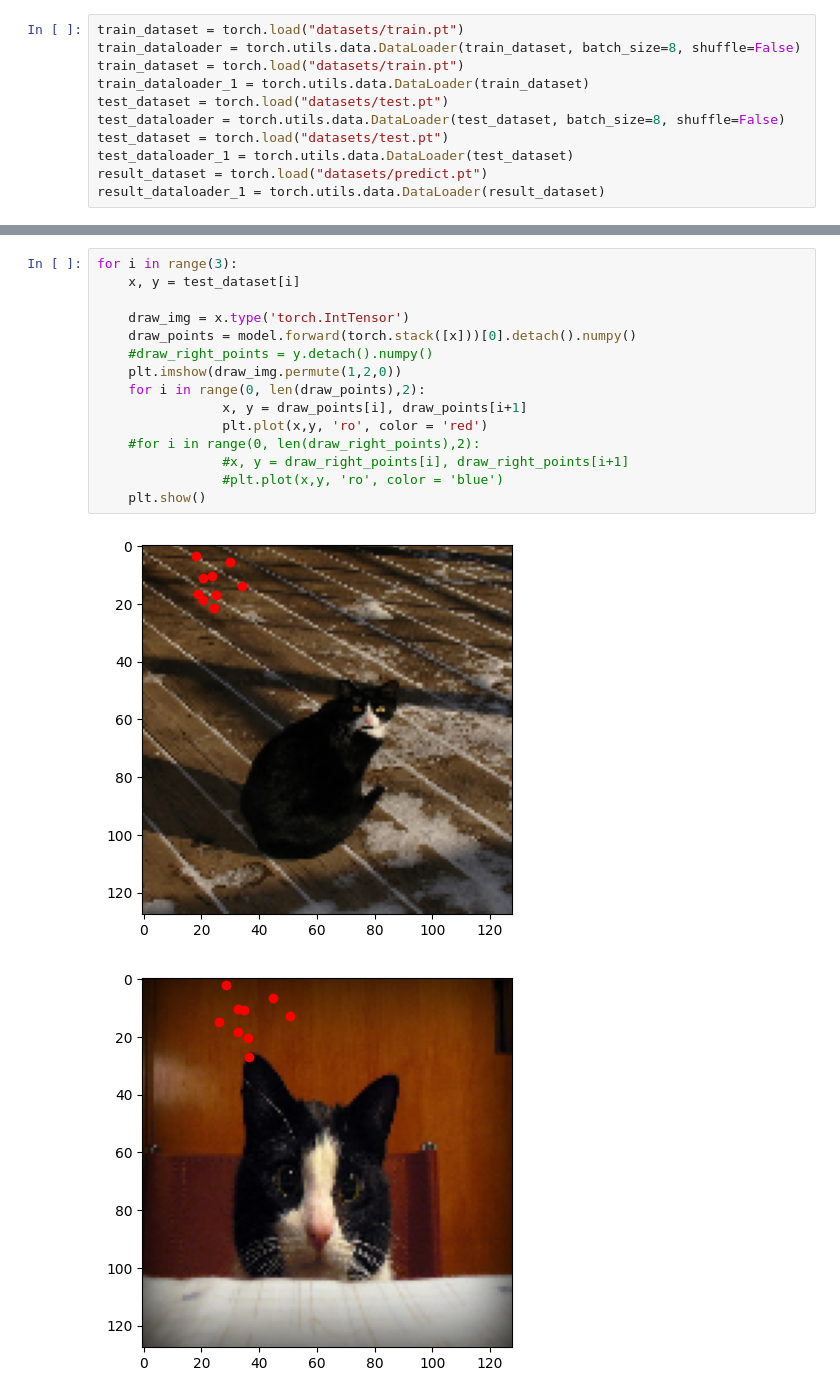
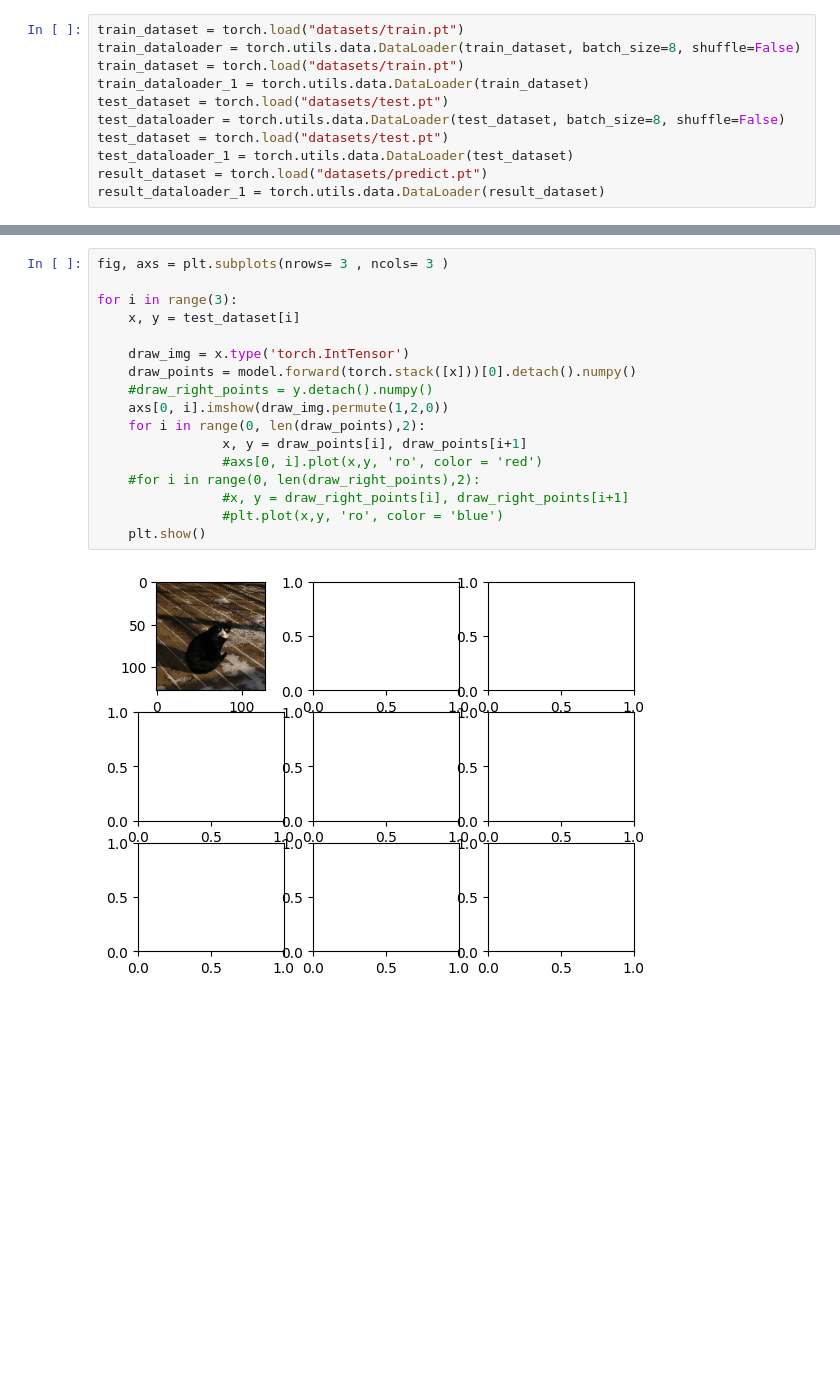
Before and after one commit to firefiruses/CatKaggle, a Jupyter notebook: main.ipynb, the cells around one changed output, grey strips where cells are left out. Saved outputs shown, nothing was run; the diff lists cells and outputs as text; blank space fills up the shorter version.

```diff
--- a/main.ipynb
+++ b/main.ipynb
@@ -80,18 +83,19 @@ MAE on test data : 24.748863369173858
 # %%
+fig, axs = plt.subplots(nrows= 3 , ncols= 3 )
+
 for i in range(3):
     x, y = test_dataset[i]
 
     draw_img = x.type('torch.IntTensor')
     draw_points = model.forward(torch.stack([x]))[0].detach().numpy()
     #draw_right_points = y.detach().numpy()
-    plt.imshow(draw_img.permute(1,2,0))
+    axs[0, i].imshow(draw_img.permute(1,2,0))
     for i in range(0, len(draw_points),2):
                 x, y = draw_points[i], draw_points[i+1]
-                plt.plot(x,y, 'ro', color = 'red')
+                #axs[0, i].plot(x,y, 'ro', color = 'red')
     #for i in range(0, len(draw_right_points),2):
                 #x, y = draw_right_points[i], draw_right_points[i+1]
                 #plt.plot(x,y, 'ro', color = 'blue')
     plt.show()
 # %% [output]
-[figure, old version]
+[figure, new version]
-[figure, removed]
```
Also changed, not shown: parts of 11 cells of this notebook.
